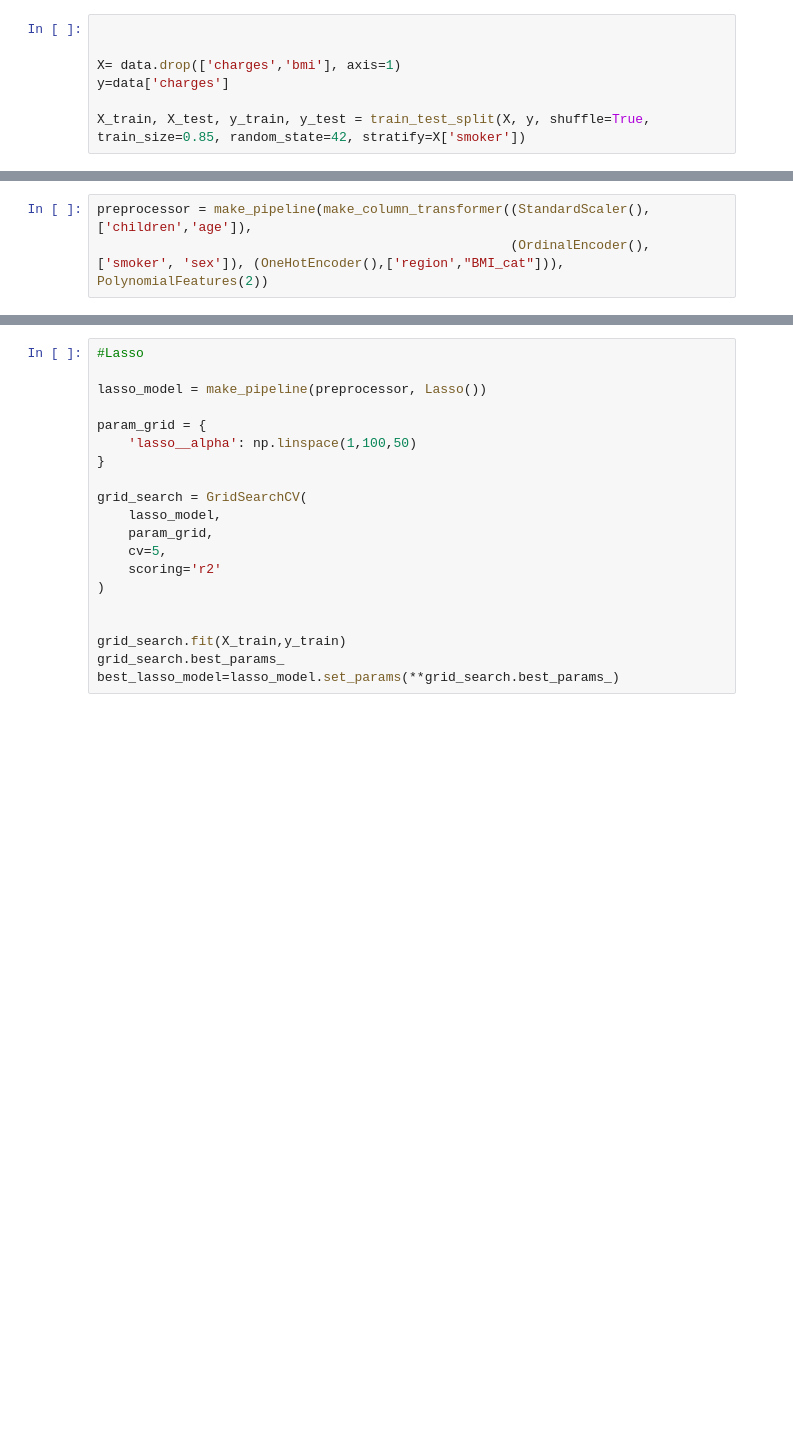
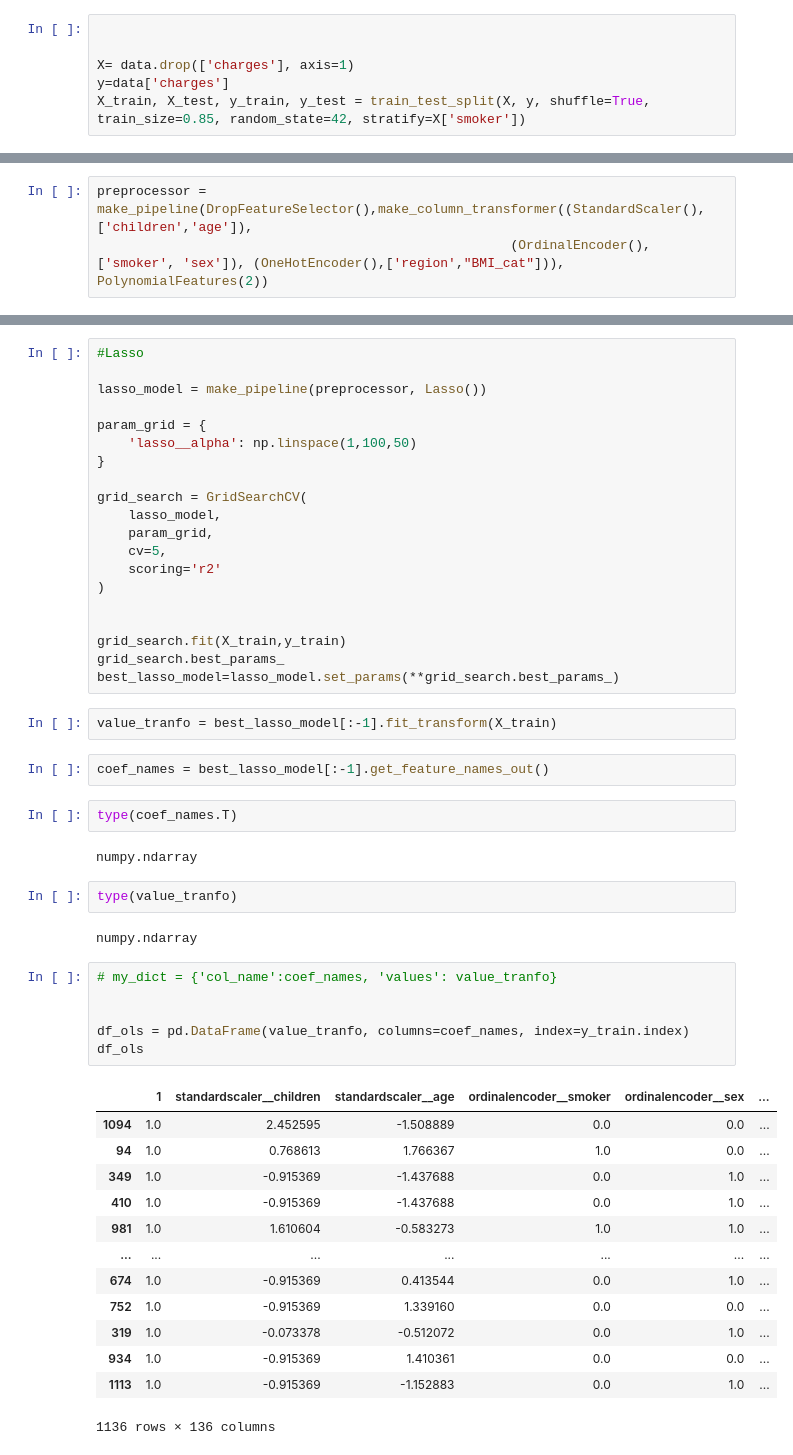
Before and after one commit to gvannesson/Projet_assurance, a Jupyter notebook: model_2.ipynb, the cells around one changed output, grey strips where cells are left out. Saved outputs shown, nothing was run; the diff lists cells and outputs as text; blank space fills up the shorter version.

```diff
--- a/model_2.ipynb
+++ b/model_2.ipynb
@@ -29,7 +51,6 @@ data.head()
 # %%
 
 
-X= data.drop(['charges','bmi'], axis=1)
+X= data.drop(['charges'], axis=1)
 y=data['charges']
-
 X_train, X_test, y_train, y_test = train_test_split(X, y, shuffle=True, train_size=0.85, random_state=42, stratify=X['smoker'])
@@ -36,5 +61,5 @@ X_train, X_test, y_train, y_test = train_test_split(X, y, shuffle=True, train_si
 # %%
-preprocessor = make_pipeline(make_column_transformer((StandardScaler(), ['children','age']),
+preprocessor = make_pipeline(DropFeatureSelector(),make_column_transformer((StandardScaler(), ['children','age']),
                                                      (OrdinalEncoder(), ['smoker', 'sex']), (OneHotEncoder(),['region',"BMI_cat"])), PolynomialFeatures(2))
 # %%
 #Linear Regression
@@ -96,3 +120,35 @@ grid_search = GridSearchCV(
 grid_search.fit(X_train,y_train)
 grid_search.best_params_
 best_lasso_model=lasso_model.set_params(**grid_search.best_params_)
+# %%
+value_tranfo = best_lasso_model[:-1].fit_transform(X_train)
+# %%
+coef_names = best_lasso_model[:-1].get_feature_names_out()
+# %%
+type(coef_names.T)
+# %% [output]
+numpy.ndarray
+# %%
+type(value_tranfo)
+# %% [output]
+numpy.ndarray
+# %%
+# my_dict = {'col_name':coef_names, 'values': value_tranfo}
+
+
+df_ols = pd.DataFrame(value_tranfo, columns=coef_names, index=y_train.index)
+df_ols
+# %% [output]
+|  | 1 | standardscaler__children | standardscaler__age | ordinalencoder__smoker | ordinalencoder__sex | ... |
+| 1094 | 1.0 | 2.452595 | -1.508889 | 0.0 | 0.0 | ... |
+| 94 | 1.0 | 0.768613 | 1.766367 | 1.0 | 0.0 | ... |
+| 349 | 1.0 | -0.915369 | -1.437688 | 0.0 | 1.0 | ... |
+| 410 | 1.0 | -0.915369 | -1.437688 | 0.0 | 1.0 | ... |
+| 981 | 1.0 | 1.610604 | -0.583273 | 1.0 | 1.0 | ... |
+| ... | ... | ... | ... | ... | ... | ... |
+| 674 | 1.0 | -0.915369 | 0.413544 | 0.0 | 1.0 | ... |
+| 752 | 1.0 | -0.915369 | 1.339160 | 0.0 | 0.0 | ... |
+| 319 | 1.0 | -0.073378 | -0.512072 | 0.0 | 1.0 | ... |
+| 934 | 1.0 | -0.915369 | 1.410361 | 0.0 | 0.0 | ... |
+| 1113 | 1.0 | -0.915369 | -1.152883 | 0.0 | 1.0 | ... |
+1136 rows × 136 columns
```
Also changed, not shown: parts of 41 cells of this notebook, 2 other files.
